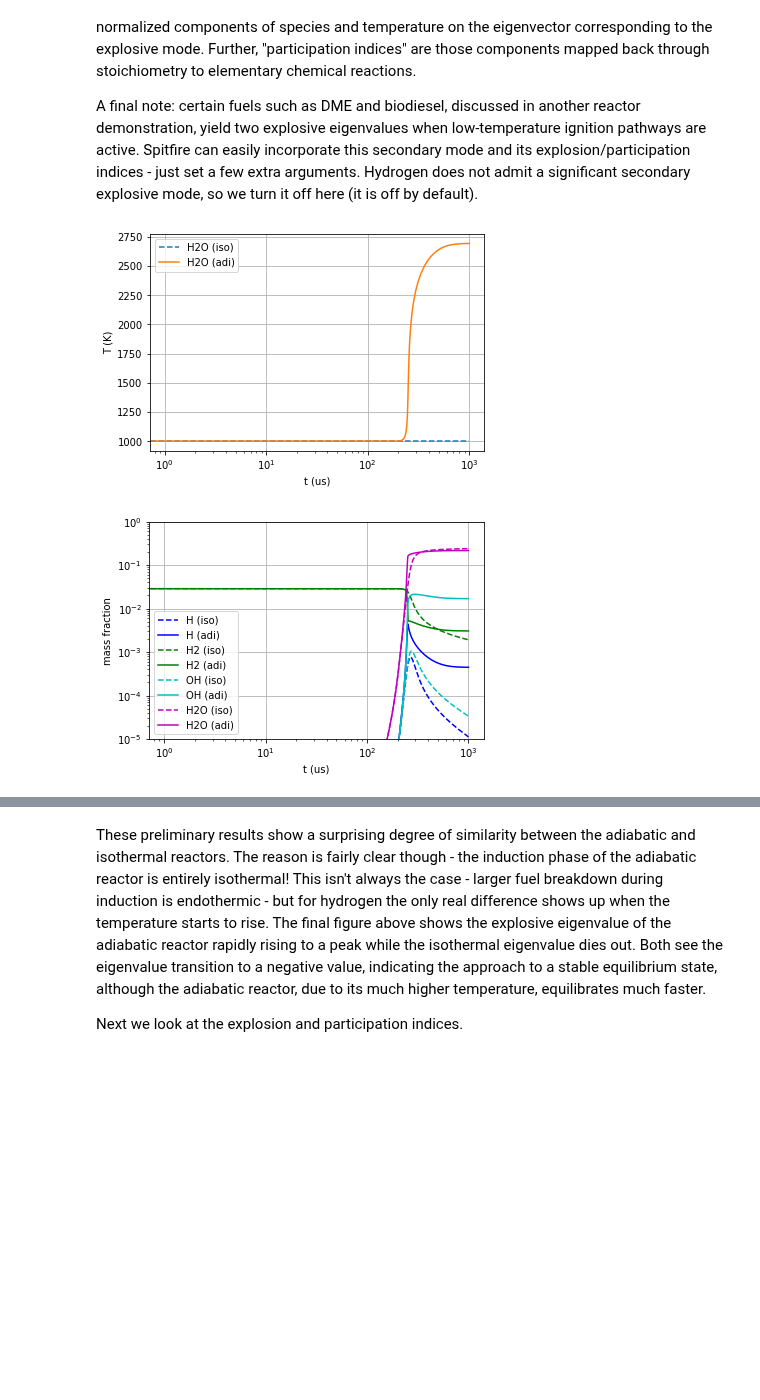
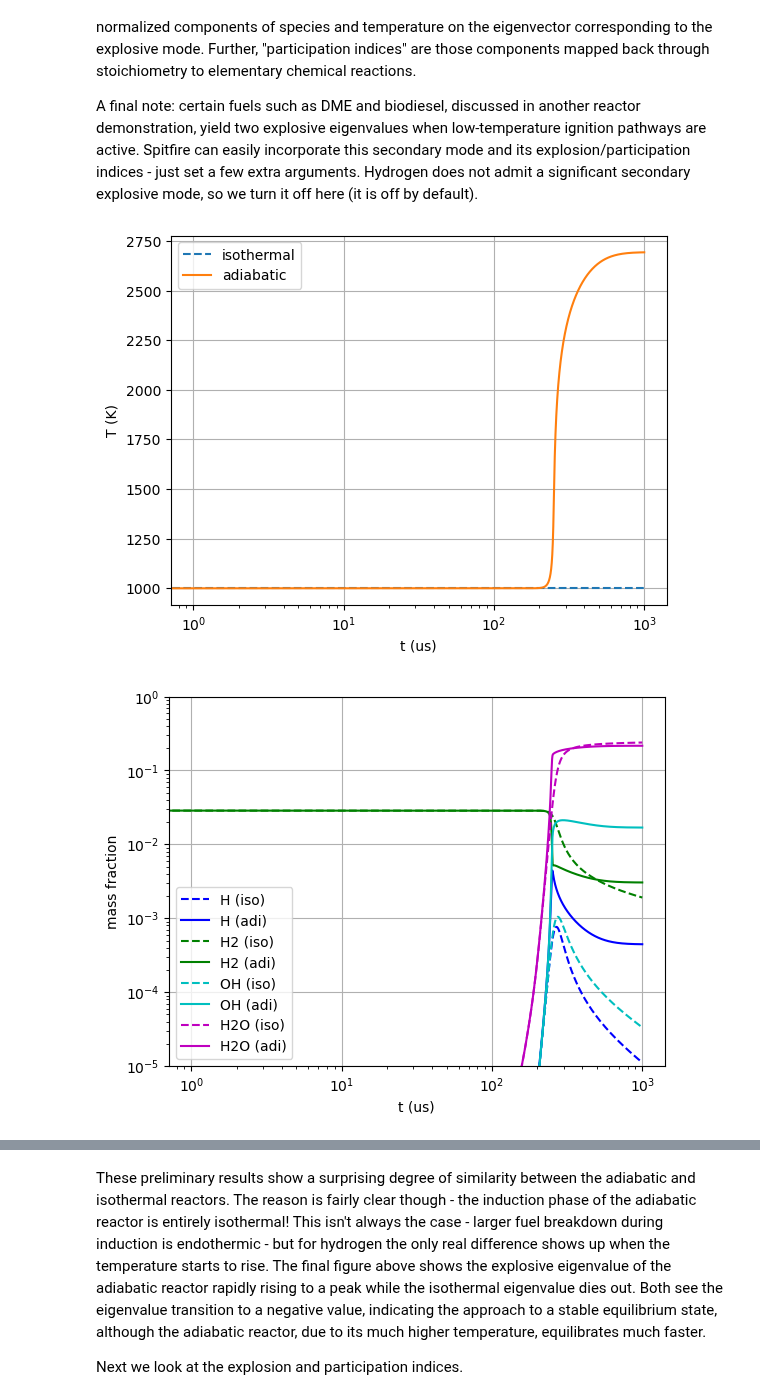
Before and after one commit to sandialabs/Spitfire, a Jupyter notebook: docs/source/demo/reactors/isothermal_reactors_with_mode_analysis.ipynb, the cells around one changed output, grey strips where cells are left out. Drawn from its saved outputs; the diff is of its cells as text; code cells hidden in the pictures; blank space fills up the shorter version.

Commit message:
update reactor tutorials

```diff
--- a/docs/source/demo/reactors/isothermal_reactors_with_mode_analysis.ipynb
+++ b/docs/source/demo/reactors/isothermal_reactors_with_mode_analysis.ipynb
@@ -13,11 +14,11 @@ _Highlights_
 
 In this demonstration, we'll take a brief look at chemical explosive mode analsis (CEMA) of simple hydrogen-air reactors. One reactor is a typical isobaric, adiabatic system, while the other is a hypothetical isothermal reactor - heat release is instantaneously dissipated and the mixture is kept at its initial temperature. The isothermal reactor will still "ignite" in the sense that self-catalyzing chain reactions will occur as a pool of radical species is built up. While this chemical feedback loop will remain, the thermal feedback, wherein heat release further accelerates combustion, is removed.
 # %%
-from spitfire import ChemicalMechanismSpec, HomogeneousReactor
+from spitfire import ChemicalMechanismSpec, HomogeneousReactor, explosive_mode_analysis
 import matplotlib.pyplot as plt
 import numpy as np
 
-mech = ChemicalMechanismSpec('h2-burke.xml', 'h2-burke')
+mech = ChemicalMechanismSpec('h2-burke.yaml', 'h2-burke')
 
 air = mech.stream(stp_air=True)
 fuel = mech.stream('X', 'H2:1')
@@ -55,8 +56,8 @@ adi = explosive_mode_analysis(mech, adi, 'isobaric', 'adiabatic',
                               compute_participation_indices=True,
                               include_secondary_mode=False)
 # %%
-plt.semilogx(iso.time_values * 1.e6, iso['temperature'], '--', label=f'{s} (iso)')
-plt.semilogx(adi.time_values * 1.e6, adi['temperature'], '-', label=f'{s} (adi)')
+plt.semilogx(iso.time_values * 1.e6, iso['temperature'], '--', label=f'isothermal')
+plt.semilogx(adi.time_values * 1.e6, adi['temperature'], '-', label=f'adiabatic')
 plt.ylabel('T (K)')
 plt.xlabel('t (us)')
 plt.legend()
@@ -65,34 +66,34 @@ plt.show()
 
 for s, c in [('H', 'b'), ('H2', 'g'), ('OH', 'c'), ('H2O', 'm')]:
     plt.loglog(iso.time_values * 1.e6, iso[f'mass fraction {s}'], c + '--', label=f'{s} (iso)')
     plt.loglog(adi.time_values * 1.e6, adi[f'mass fraction {s}'], c + '-', label=f'{s} (adi)')
 plt.ylabel('mass fraction')
 plt.xlabel('t (us)')
 plt.legend()
 plt.grid()
 plt.ylim([1e-5, 1e0])
 plt.show()
 
 plt.semilogx(iso.time_values * 1.e6, iso['cema-lexp1'], '--', label='isothermal')
 plt.semilogx(adi.time_values * 1.e6, adi['cema-lexp1'], '-', label='adiabatic')
 plt.semilogx(iso.time_values * 1.e6, np.zeros_like(iso.time_values), 'k:')
 plt.ylabel('$\\lambda_{\\rm exp}$ (Hz)')
 plt.xlabel('t (us)')
-plt.yscale('symlog', linthreshy=1e2)
+plt.yscale('symlog', linthresh=1e2)
 plt.legend()
 plt.grid()
 plt.show()
 
 plt.semilogy(iso.time_values * 1.e6, iso['cema-lexp1'], '--', label='isothermal')
 plt.semilogy(adi.time_values * 1.e6, adi['cema-lexp1'], '-', label='adiabatic')
 plt.semilogy(iso.time_values * 1.e6, np.zeros_like(iso.time_values), 'k:')
 plt.ylabel('$\\lambda_{\\rm exp}$ (Hz)')
 plt.xlabel('t (us)')
-plt.yscale('symlog', linthreshy=1e2)
+plt.yscale('symlog', linthresh=1e2)
 plt.xlim([2e2, 3e2])
 plt.legend()
 plt.grid()
 plt.show()
 # %% [output]
-[figure, old version]
+[figure, new version]
-[figure, old version]
+[figure, new version]
```
Also changed, not shown: parts of 2 cells of this notebook, 33 other files.
